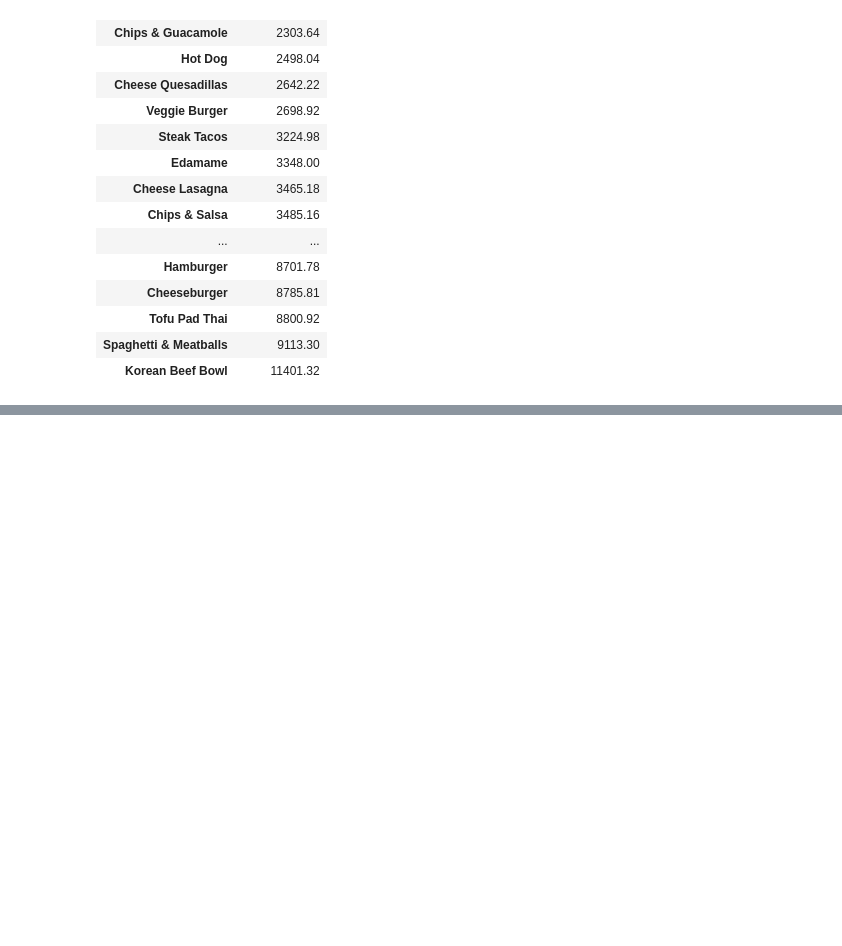
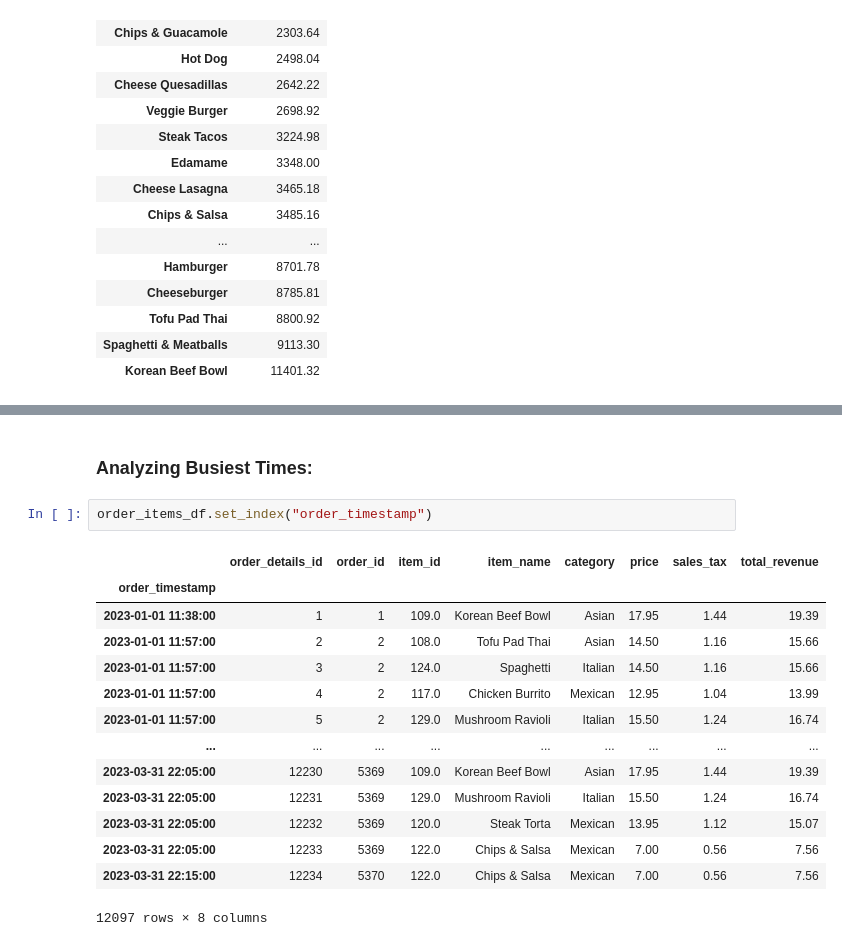
Before and after one commit to novicecoder205/Portfolio-Project-3_Restaurant-Record-Analyze-Python, a Jupyter notebook: Restaurant Record Analyze Project.ipynb, the cells around one changed output, grey strips where cells are left out. Cells and saved outputs as stored; diff of their text form; blank space fills up the shorter version.

Commit message:
Analyzing busiest time

```diff
--- a/Restaurant Record Analyze Project.ipynb
+++ b/Restaurant Record Analyze Project.ipynb
@@ -150,0 +163,19 @@ order_items_df.describe()
+# %% [markdown]
+### Analyzing Busiest Times:
+# %%
+order_items_df.set_index("order_timestamp")
+# %% [output]
+|  | order_details_id | order_id | item_id | item_name | category | price | sales_tax | total_revenue |
+| order_timestamp |  |  |  |  |  |  |  |  |
+| 2023-01-01 11:38:00 | 1 | 1 | 109.0 | Korean Beef Bowl | Asian | 17.95 | 1.44 | 19.39 |
+| 2023-01-01 11:57:00 | 2 | 2 | 108.0 | Tofu Pad Thai | Asian | 14.50 | 1.16 | 15.66 |
+| 2023-01-01 11:57:00 | 3 | 2 | 124.0 | Spaghetti | Italian | 14.50 | 1.16 | 15.66 |
+| 2023-01-01 11:57:00 | 4 | 2 | 117.0 | Chicken Burrito | Mexican | 12.95 | 1.04 | 13.99 |
+| 2023-01-01 11:57:00 | 5 | 2 | 129.0 | Mushroom Ravioli | Italian | 15.50 | 1.24 | 16.74 |
+| ... | ... | ... | ... | ... | ... | ... | ... | ... |
+| 2023-03-31 22:05:00 | 12230 | 5369 | 109.0 | Korean Beef Bowl | Asian | 17.95 | 1.44 | 19.39 |
+| 2023-03-31 22:05:00 | 12231 | 5369 | 129.0 | Mushroom Ravioli | Italian | 15.50 | 1.24 | 16.74 |
+| 2023-03-31 22:05:00 | 12232 | 5369 | 120.0 | Steak Torta | Mexican | 13.95 | 1.12 | 15.07 |
+| 2023-03-31 22:05:00 | 12233 | 5369 | 122.0 | Chips & Salsa | Mexican | 7.00 | 0.56 | 7.56 |
+| 2023-03-31 22:15:00 | 12234 | 5370 | 122.0 | Chips & Salsa | Mexican | 7.00 | 0.56 | 7.56 |
+12097 rows × 8 columns
```
Also changed, not shown: parts of 4 cells of this notebook.
